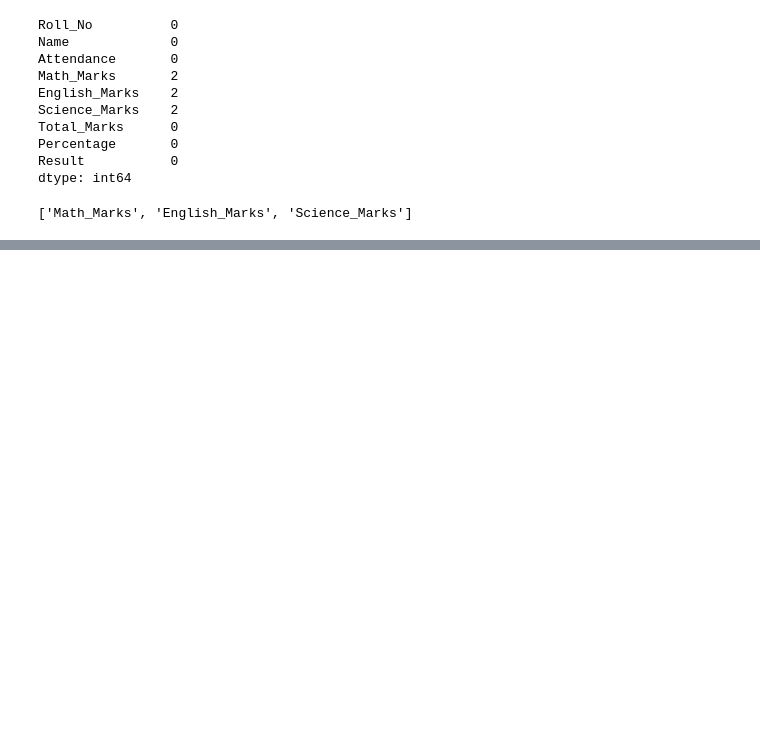
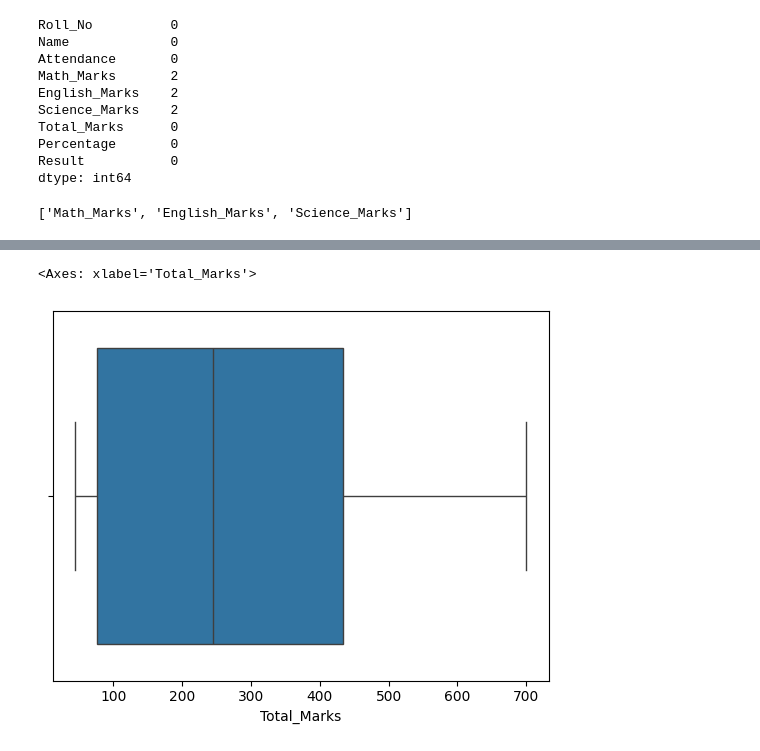
Before and after one commit to poseidonsanket/DSBDA-Lab, a Jupyter notebook: Data_Wrangling2.ipynb, the cells around one changed output, grey strips where cells are left out. Saved outputs shown, nothing was run; the diff lists cells and outputs as text; code cells hidden in the pictures; blank space fills up the shorter version.

```diff
--- a/Data_Wrangling2.ipynb
+++ b/Data_Wrangling2.ipynb
@@ -198,0 +282,5 @@ obj1.fillna(1)
+# %%
+sns.boxplot(x=obj1.Total_Marks)
+# %% [output]
+<Axes: xlabel='Total_Marks'>
+[figure, added]
```
Also changed, not shown: parts of 36 cells of this notebook.
